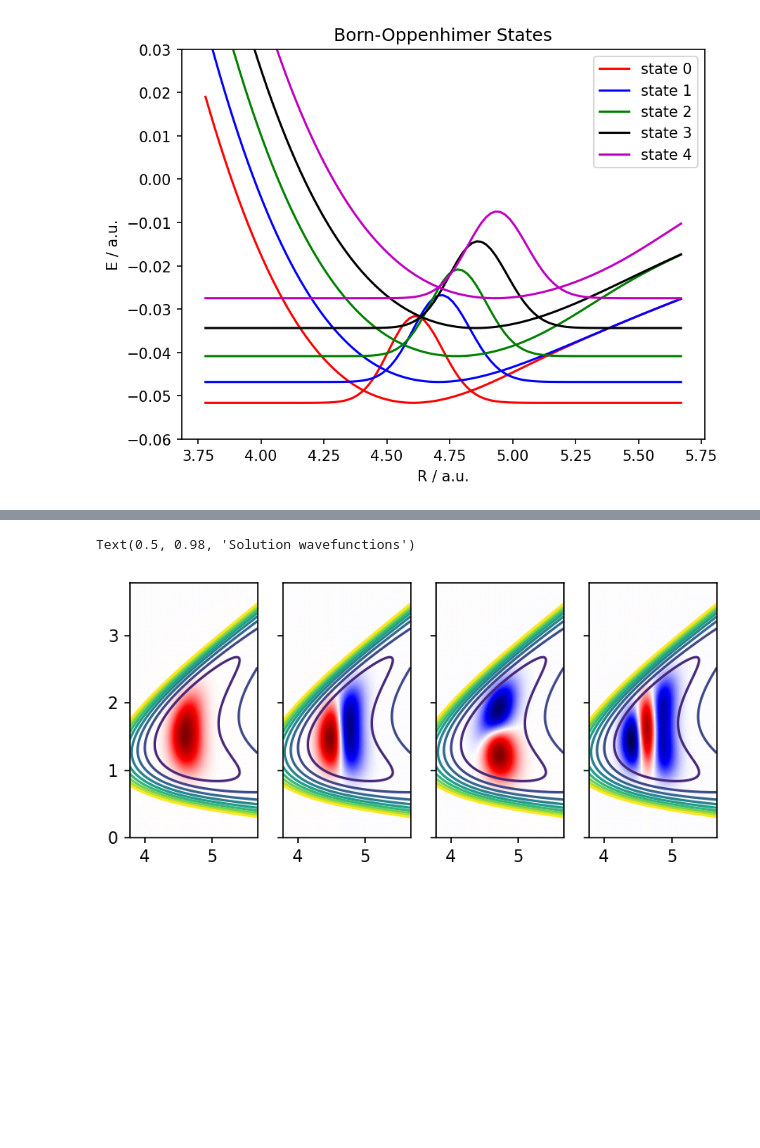
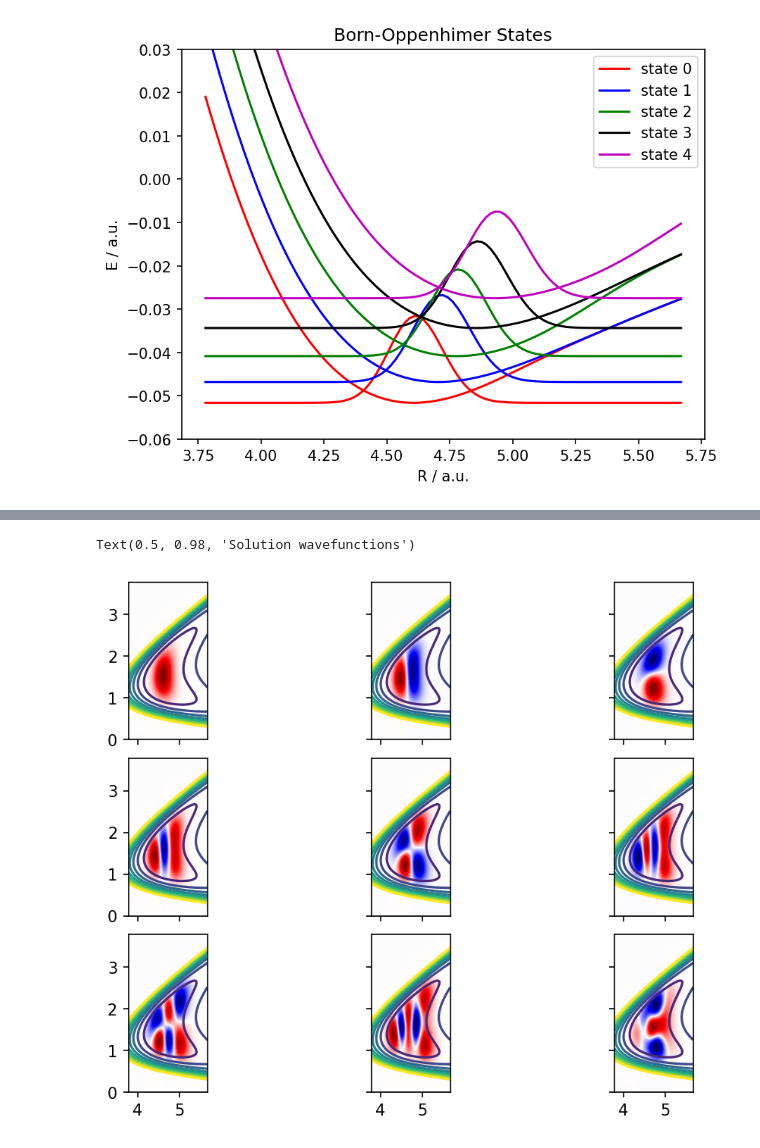
Before and after one commit to subotnikgroup/xebees, a Jupyter notebook: 1D/notebook.ipynb, the cells around one changed output, grey strips where cells are left out. Drawn from its saved outputs; the diff is of its cells as text; code cells hidden in the pictures; blank space fills up the shorter version.

Commit message:
update notebook with more guesses and exact states

```diff
--- a/1D/notebook.ipynb
+++ b/1D/notebook.ipynb
@@ -85,4 +85,4 @@ Text(0.5, 0.98, 'Trial wavefunctions')
 # %%
 # solve the full system (if this is the first time running, get rid of the guess)
-conv, e_approx, evecs = solve_davidson(TR, Tr + Tmp, Vgrid, num_state=5)
+conv, e_approx, evecs = solve_davidson(TR, Tr + Tmp, Vgrid, num_state=10)
 # %% [output]
@@ -92,13 +92,13 @@ Elapsed time: 5.947176247835159s
 # %%
 # plot the potential and the first excited wavefunction (with phase information)
 levels = np.linspace(np.min(Vgrid), 0.08, 10)
-fix, axs = plt.subplots(1,4, sharey=True)
-for i, ax in enumerate(axs):
+fix, axs = plt.subplots(3,3, sharey='row', sharex='col', constrained_layout=True)
+for i, ax in enumerate(axs.flatten()):
     ax.contour(*np.meshgrid(R, r, indexing='ij'), Vgrid, levels=levels)
     psi = evecs[i].reshape(args.NR,args.Nr)
     limit = np.max(np.abs(psi))
     ax.imshow(psi.T, extent=(args.extent * ANGSTROM_TO_BOHR), origin='lower', cmap='seismic', vmin=-limit, vmax=limit)
 fig.suptitle("Solution wavefunctions")
 # %% [output]
 Text(0.5, 0.98, 'Solution wavefunctions')
-[figure, old version]
+[figure, new version]
```
Also changed, not shown: parts of 2 cells of this notebook.
